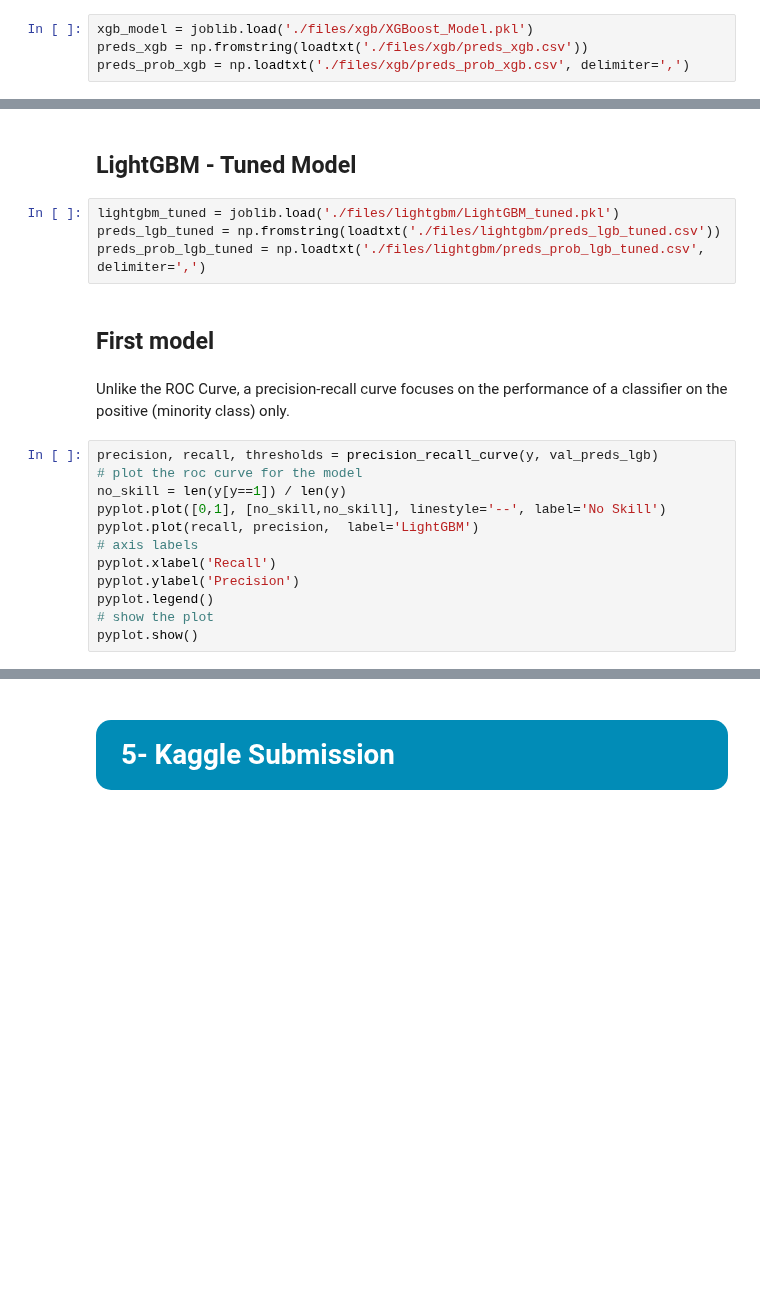
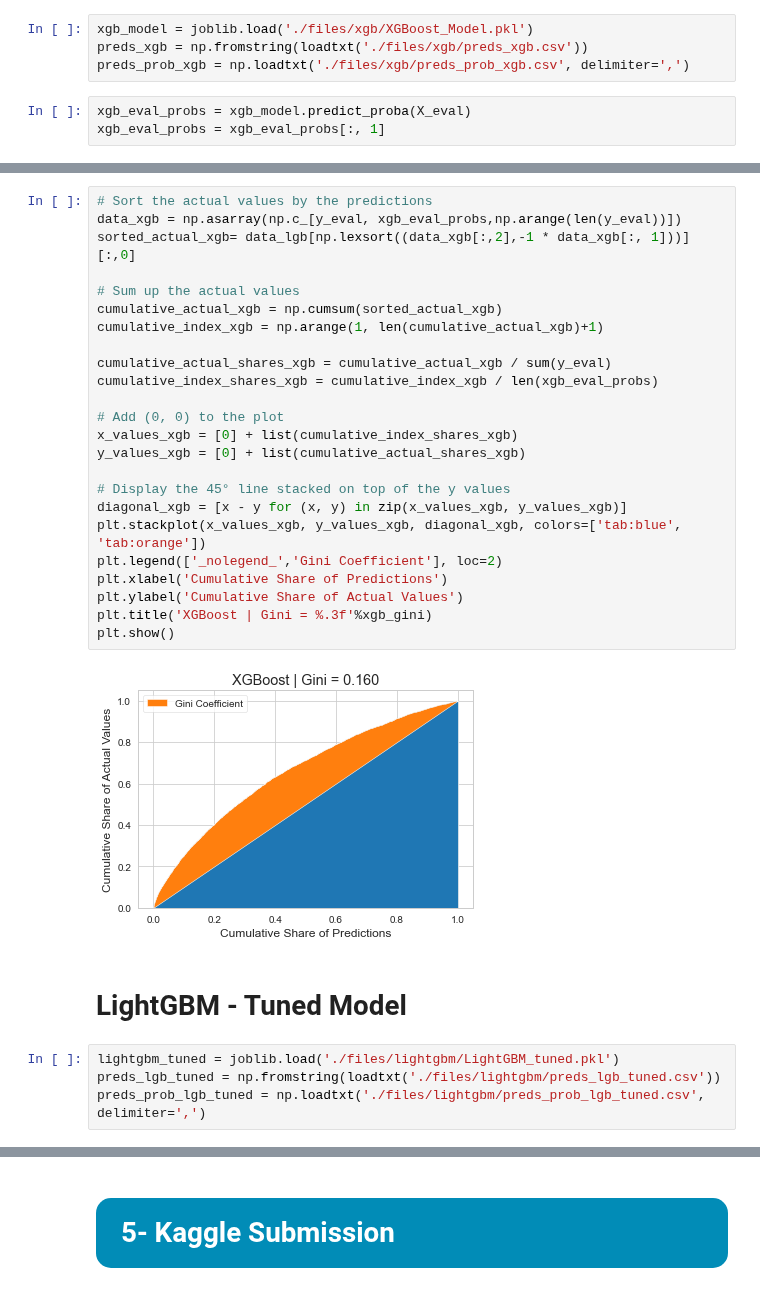
Before and after one commit to pessini/insurance-claim-prediction, a Jupyter notebook: safe-driver-prediction.ipynb, the cells around one changed output, grey strips where cells are left out. Saved outputs shown, nothing was run; the diff lists cells and outputs as text; blank space fills up the shorter version.

```diff
--- a/safe-driver-prediction.ipynb
+++ b/safe-driver-prediction.ipynb
@@ -885,3 +929,6 @@ defaultdict(collections.OrderedDict,
 xgb_model = joblib.load('./files/xgb/XGBoost_Model.pkl')
 preds_xgb = np.fromstring(loadtxt('./files/xgb/preds_xgb.csv'))
 preds_prob_xgb = np.loadtxt('./files/xgb/preds_prob_xgb.csv', delimiter=',')
+# %%
+xgb_eval_probs = xgb_model.predict_proba(X_eval)
+xgb_eval_probs = xgb_eval_probs[:, 1]
@@ -888,22 +959,33 @@ preds_prob_xgb = np.loadtxt('./files/xgb/preds_prob_xgb.csv', delimiter=',')
+# %%
+# Sort the actual values by the predictions
+data_xgb = np.asarray(np.c_[y_eval, xgb_eval_probs,np.arange(len(y_eval))])
+sorted_actual_xgb= data_lgb[np.lexsort((data_xgb[:,2],-1 * data_xgb[:, 1]))][:,0]
+
+# Sum up the actual values
+cumulative_actual_xgb = np.cumsum(sorted_actual_xgb)
+cumulative_index_xgb = np.arange(1, len(cumulative_actual_xgb)+1)
+
+cumulative_actual_shares_xgb = cumulative_actual_xgb / sum(y_eval)
+cumulative_index_shares_xgb = cumulative_index_xgb / len(xgb_eval_probs)
+
+# Add (0, 0) to the plot
+x_values_xgb = [0] + list(cumulative_index_shares_xgb)
+y_values_xgb = [0] + list(cumulative_actual_shares_xgb)
+
+# Display the 45° line stacked on top of the y values
+diagonal_xgb = [x - y for (x, y) in zip(x_values_xgb, y_values_xgb)]
+plt.stackplot(x_values_xgb, y_values_xgb, diagonal_xgb, colors=['tab:blue', 'tab:orange'])
+plt.legend(['_nolegend_','Gini Coefficient'], loc=2)
+plt.xlabel('Cumulative Share of Predictions')
+plt.ylabel('Cumulative Share of Actual Values')
+plt.title('XGBoost | Gini = %.3f'%xgb_gini)
+plt.show()
+# %% [output]
+[figure, added]
 # %% [markdown]
-## LightGBM - Tuned Model
+<a id="4.4"></a>
+# LightGBM - Tuned Model
 # %%
 lightgbm_tuned = joblib.load('./files/lightgbm/LightGBM_tuned.pkl')
 preds_lgb_tuned = np.fromstring(loadtxt('./files/lightgbm/preds_lgb_tuned.csv'))
 preds_prob_lgb_tuned = np.loadtxt('./files/lightgbm/preds_prob_lgb_tuned.csv', delimiter=',')
-# %% [markdown]
-## First model
-# %% [markdown]
-Unlike the ROC Curve, a precision-recall curve focuses on the performance of a classifier on the positive (minority class) only.
-# %%
-precision, recall, thresholds = precision_recall_curve(y, val_preds_lgb)
-# plot the roc curve for the model
-no_skill = len(y[y==1]) / len(y)
-pyplot.plot([0,1], [no_skill,no_skill], linestyle='--', label='No Skill')
-pyplot.plot(recall, precision,  label='LightGBM')
-# axis labels
-pyplot.xlabel('Recall')
-pyplot.ylabel('Precision')
-pyplot.legend()
-# show the plot
-pyplot.show()
```
Also changed, not shown: parts of 102 cells of this notebook, 12 other files.
